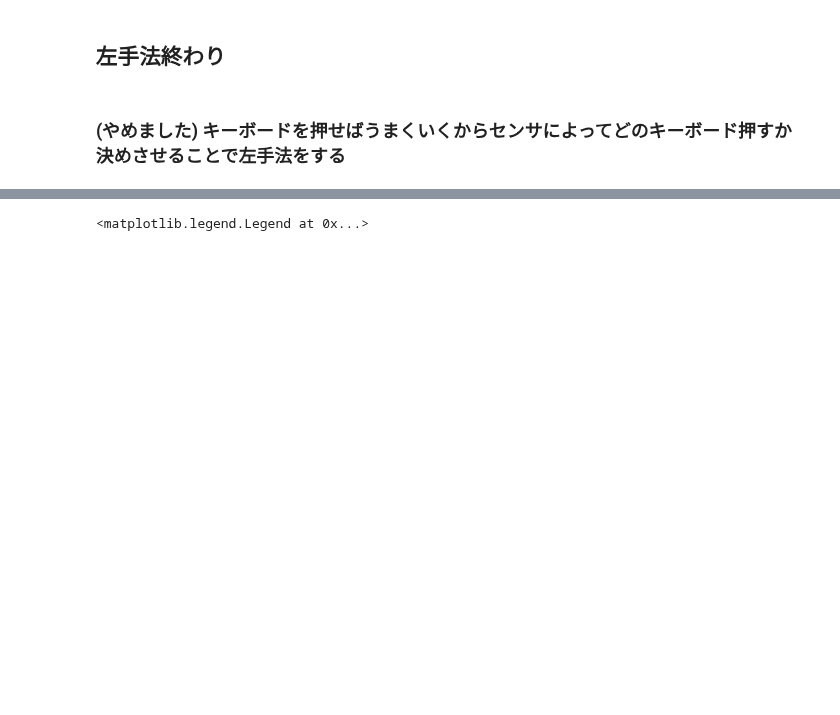
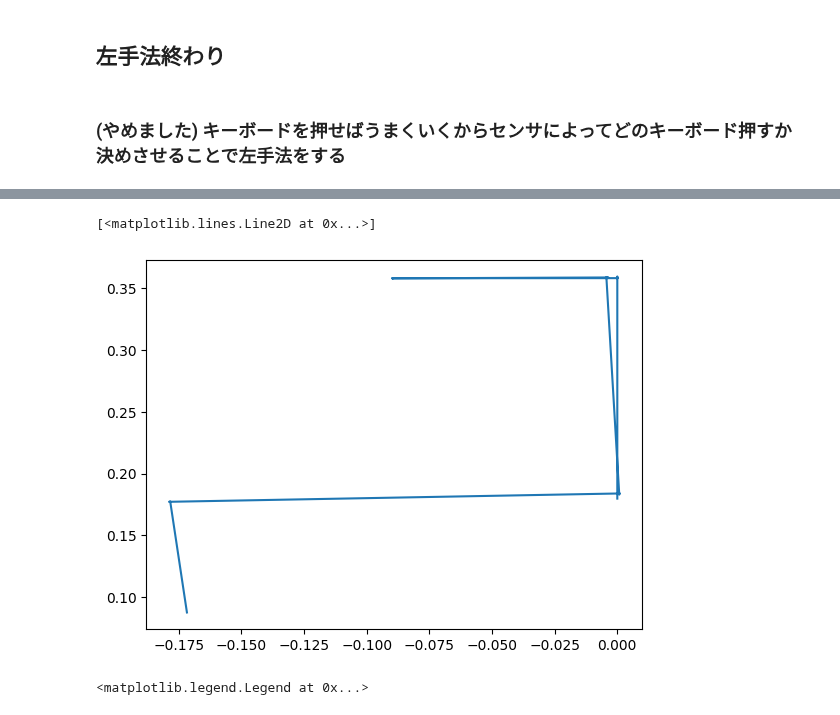
Before and after one commit to ShibuyaAtsushi/sibuya, a Jupyter notebook: mujoco_micromouse/etc/left-hand rule_develop.ipynb, the cells around one changed output, grey strips where cells are left out. Drawn from its saved outputs; the diff is of its cells as text; code cells hidden in the pictures; blank space fills up the shorter version.

```diff
--- a/mujoco_micromouse/etc/left-hand rule_develop.ipynb
+++ b/mujoco_micromouse/etc/left-hand rule_develop.ipynb
@@ -5042,3 +5067,10 @@ plt.legend(prop={'family':'MS Gothic'})
+# %%
+#オドメトリによる推定座標のプロット
+plt.plot(mouse_ypos_graph, mouse_xpos_graph, linestyle='solid', label="目標速度[m/s]")
+plt.plot(timevals5, mouse_vel_graph, linestyle='solid', label="マウスの推定速度[m/s]")
+# %% [output]
+[<matplotlib.lines.Line2D at 0x...>]
+[figure, added]
 # %%
 if keyboard.is_pressed('5'):#オドメトリ
     # エンコーダを読み取る
```
Also changed, not shown: parts of 2 cells of this notebook, 16 other files.
